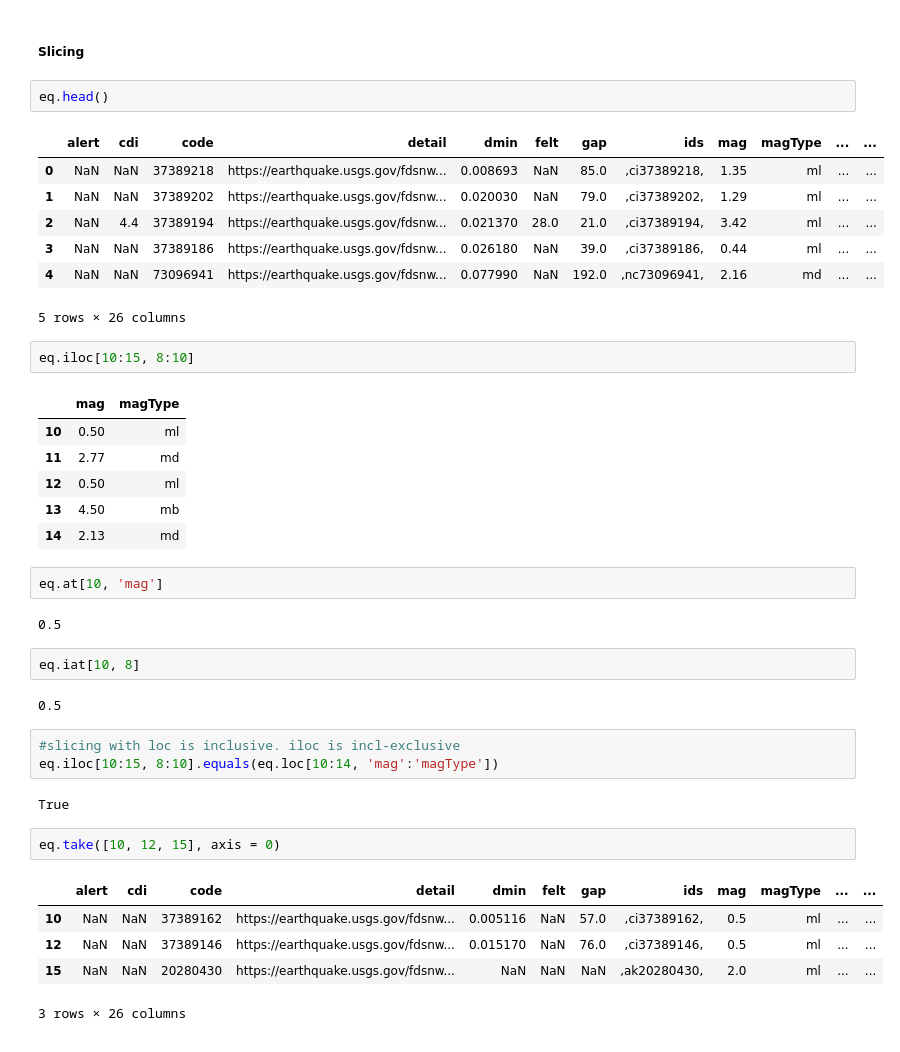
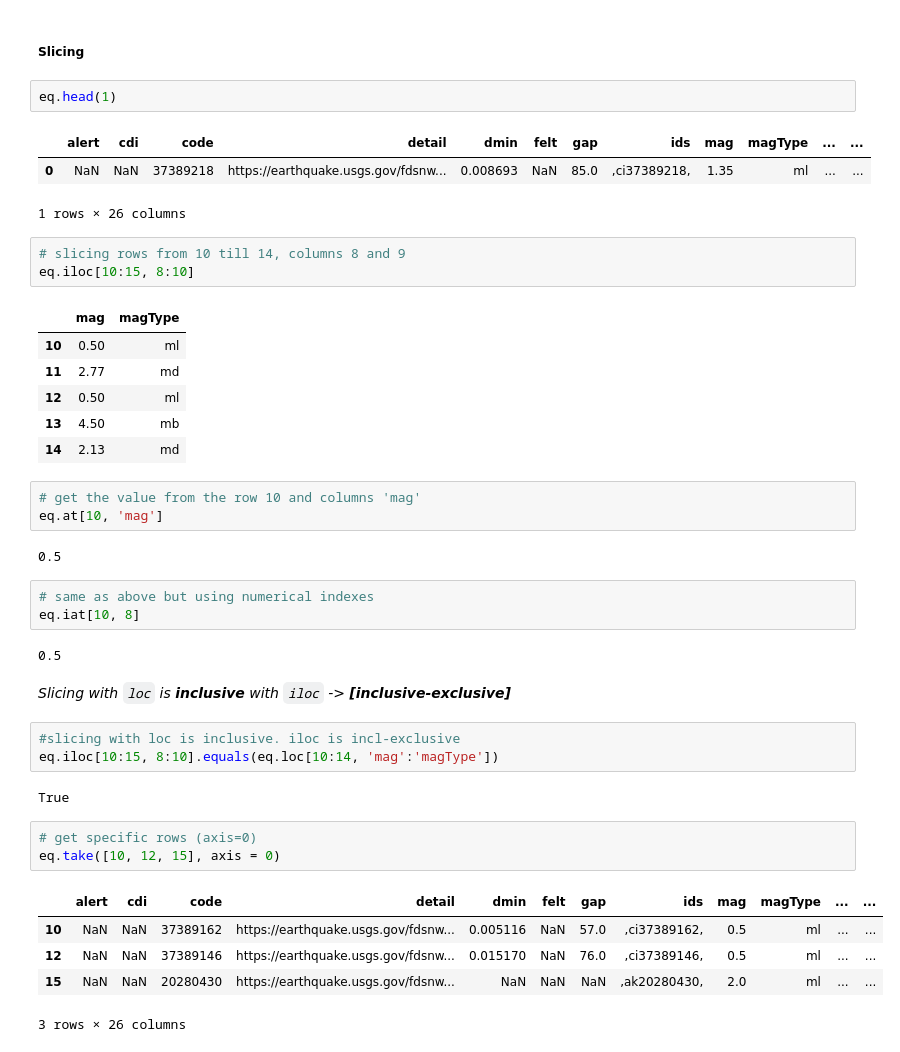
Before and after one commit to nadia-paz/ds-learning, a Jupyter notebook: earthquakes.ipynb, the cells around one changed output. Drawn from its saved outputs; the diff is of its cells as text.

```diff
--- a/earthquakes.ipynb
+++ b/earthquakes.ipynb
@@ -105,16 +78,13 @@ sns.histplot(data=eq, x='mag');
 # %% [markdown]
 ##### Slicing
 # %%
-eq.head()
+eq.head(1)
 # %% [output]
 |  | alert | cdi | code | detail | dmin | felt | gap | ids | mag | magType | ... | ... |
 | 0 | NaN | NaN | 37389218 | https://earthquake.usgs.gov/fdsnw... | 0.008693 | NaN | 85.0 | ,ci37389218, | 1.35 | ml | ... | ... |
-| 1 | NaN | NaN | 37389202 | https://earthquake.usgs.gov/fdsnw... | 0.020030 | NaN | 79.0 | ,ci37389202, | 1.29 | ml | ... | ... |
-| 2 | NaN | 4.4 | 37389194 | https://earthquake.usgs.gov/fdsnw... | 0.021370 | 28.0 | 21.0 | ,ci37389194, | 3.42 | ml | ... | ... |
-| 3 | NaN | NaN | 37389186 | https://earthquake.usgs.gov/fdsnw... | 0.026180 | NaN | 39.0 | ,ci37389186, | 0.44 | ml | ... | ... |
-| 4 | NaN | NaN | 73096941 | https://earthquake.usgs.gov/fdsnw... | 0.077990 | NaN | 192.0 | ,nc73096941, | 2.16 | md | ... | ... |
-5 rows × 26 columns
+1 rows × 26 columns
 # %%
+# slicing rows from 10 till 14, columns 8 and 9
 eq.iloc[10:15, 8:10]
 # %% [output]
 |  | mag | magType |
@@ -124,19 +94,24 @@ eq.iloc[10:15, 8:10]
 | 13 | 4.50 | mb |
 | 14 | 2.13 | md |
 # %%
+# get the value from the row 10 and columns 'mag'
 eq.at[10, 'mag']
 # %% [output]
 0.5
 # %%
+# same as above but using numerical indexes
 eq.iat[10, 8]
 # %% [output]
 0.5
+# %% [markdown]
+*Slicing with `loc` is __inclusive__ with `iloc` -> __[inclusive-exclusive]__*
 # %%
 #slicing with loc is inclusive. iloc is incl-exclusive
 eq.iloc[10:15, 8:10].equals(eq.loc[10:14, 'mag':'magType'])
 # %% [output]
 True
 # %%
+# get specific rows (axis=0)
 eq.take([10, 12, 15], axis = 0)
 # %% [output]
 |  | alert | cdi | code | detail | dmin | felt | gap | ids | mag | magType | ... | ... |
```
Also changed, not shown: parts of 34 cells of this notebook.
